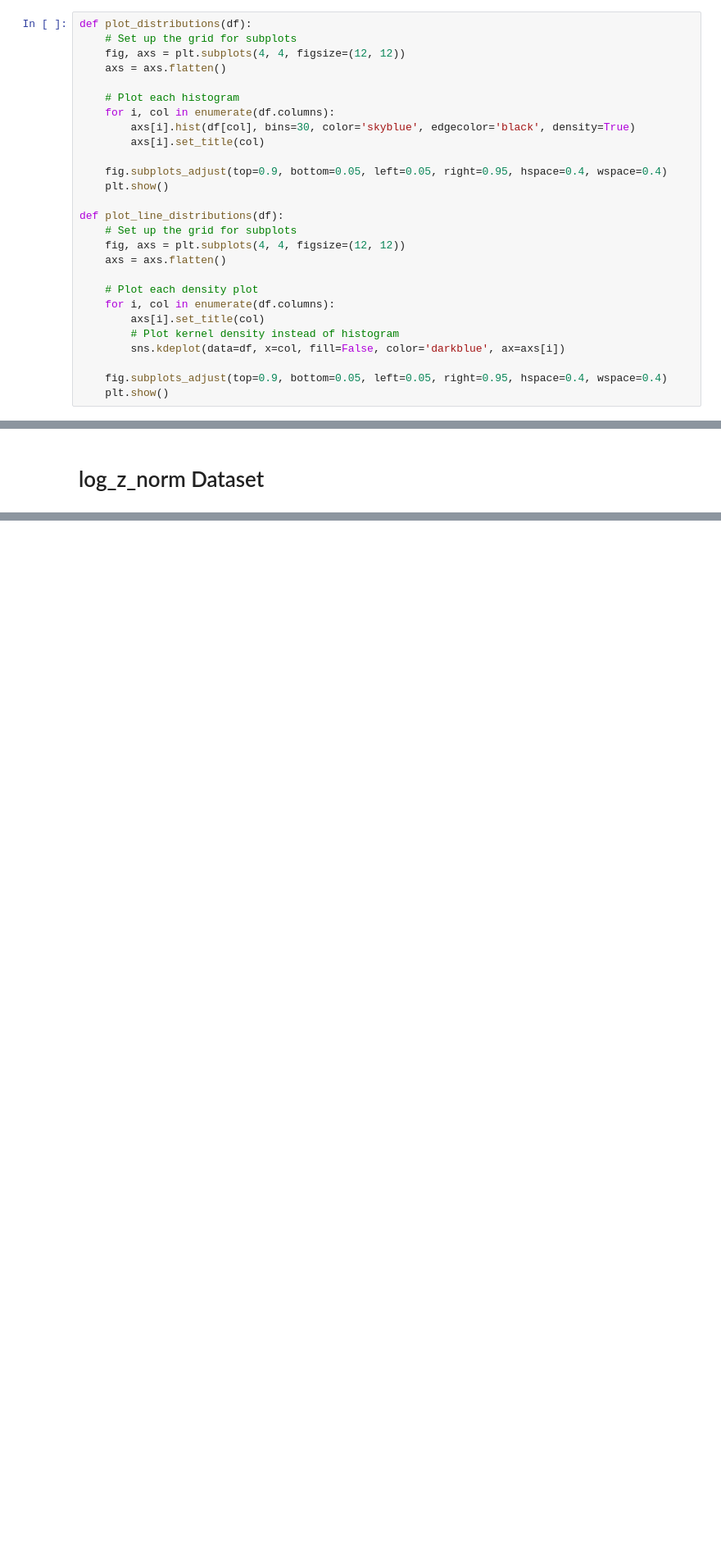
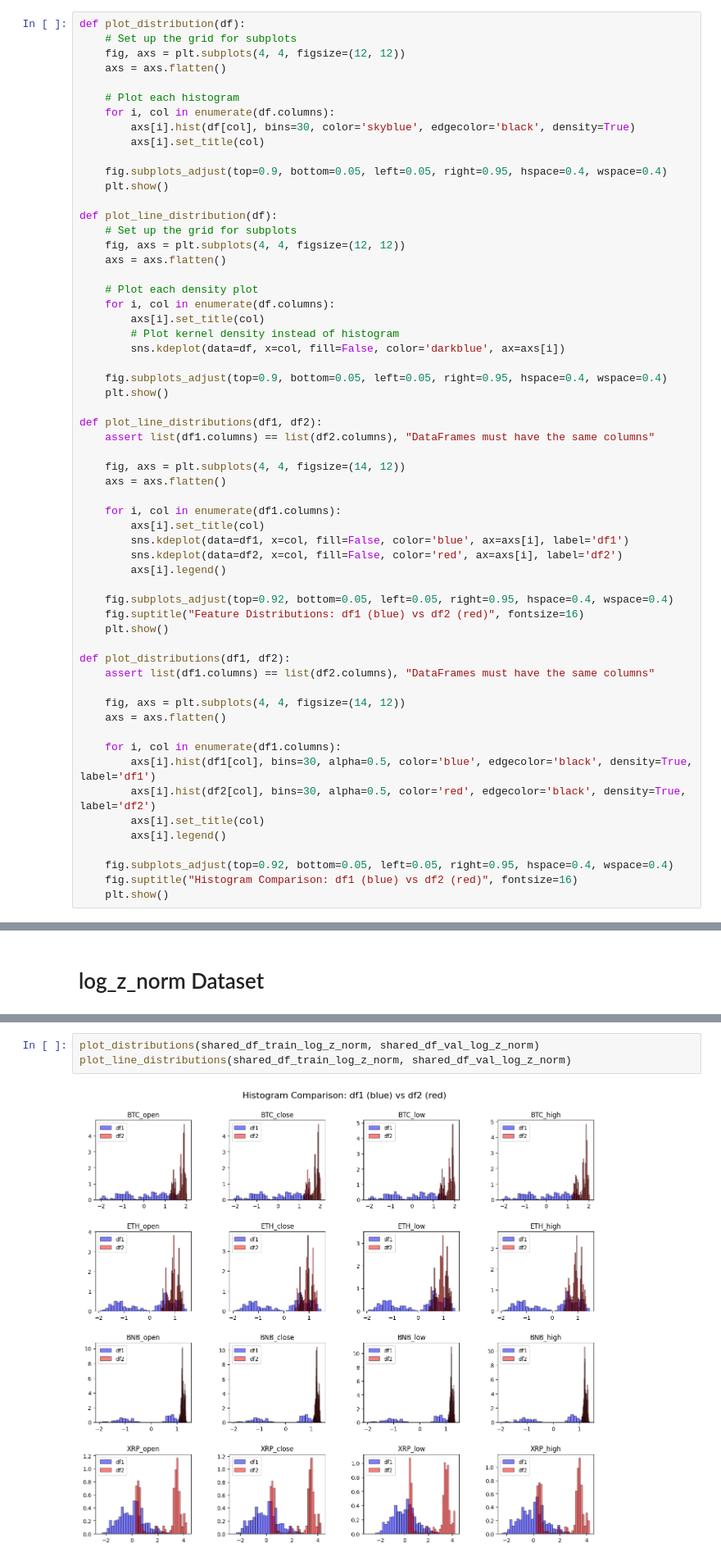
Before and after one commit to mericdemirors/CrossCurrencyPrediction, a Jupyter notebook: 04_data_cleaning.ipynb, the cells around one changed output, grey strips where cells are left out. Shown at 82% size. Saved outputs shown, nothing was run; the diff lists cells and outputs as text; blank space fills up the shorter version.

```diff
--- a/04_data_cleaning.ipynb
+++ b/04_data_cleaning.ipynb
@@ -52,5 +81,5 @@ plt.vlines(len(shared_df) * 0.90, ymin=0, ymax=120000)
 # %%
-def plot_distributions(df):
+def plot_distribution(df):
     # Set up the grid for subplots
     fig, axs = plt.subplots(4, 4, figsize=(12, 12))
     axs = axs.flatten()
@@ -63,7 +92,7 @@ def plot_distributions(df):
     fig.subplots_adjust(top=0.9, bottom=0.05, left=0.05, right=0.95, hspace=0.4, wspace=0.4)
     plt.show()
 
-def plot_line_distributions(df):
+def plot_line_distribution(df):
     # Set up the grid for subplots
     fig, axs = plt.subplots(4, 4, figsize=(12, 12))
     axs = axs.flatten()
@@ -76,3 +105,35 @@ def plot_line_distributions(df):
 
     fig.subplots_adjust(top=0.9, bottom=0.05, left=0.05, right=0.95, hspace=0.4, wspace=0.4)
     plt.show()
+
+def plot_line_distributions(df1, df2):
+    assert list(df1.columns) == list(df2.columns), "DataFrames must have the same columns"
+
+    fig, axs = plt.subplots(4, 4, figsize=(14, 12))
+    axs = axs.flatten()
+
+    for i, col in enumerate(df1.columns):
+        axs[i].set_title(col)
+        sns.kdeplot(data=df1, x=col, fill=False, color='blue', ax=axs[i], label='df1')
+        sns.kdeplot(data=df2, x=col, fill=False, color='red', ax=axs[i], label='df2')
+        axs[i].legend()
+
+    fig.subplots_adjust(top=0.92, bottom=0.05, left=0.05, right=0.95, hspace=0.4, wspace=0.4)
+    fig.suptitle("Feature Distributions: df1 (blue) vs df2 (red)", fontsize=16)
+    plt.show()
+
+def plot_distributions(df1, df2):
+    assert list(df1.columns) == list(df2.columns), "DataFrames must have the same columns"
+
+    fig, axs = plt.subplots(4, 4, figsize=(14, 12))
+    axs = axs.flatten()
+
+    for i, col in enumerate(df1.columns):
+        axs[i].hist(df1[col], bins=30, alpha=0.5, color='blue', edgecolor='black', density=True, label='df1')
+        axs[i].hist(df2[col], bins=30, alpha=0.5, color='red', edgecolor='black', density=True, label='df2')
+        axs[i].set_title(col)
+        axs[i].legend()
+
+    fig.subplots_adjust(top=0.92, bottom=0.05, left=0.05, right=0.95, hspace=0.4, wspace=0.4)
+    fig.suptitle("Histogram Comparison: df1 (blue) vs df2 (red)", fontsize=16)
+    plt.show()
@@ -110,0 +221,5 @@ plt.show()
+# %%
+plot_distributions(shared_df_train_log_z_norm, shared_df_val_log_z_norm)
+plot_line_distributions(shared_df_train_log_z_norm, shared_df_val_log_z_norm)
+# %% [output]
+[figure, added]
```
Also changed, not shown: parts of 44 cells of this notebook, 1 other file.
